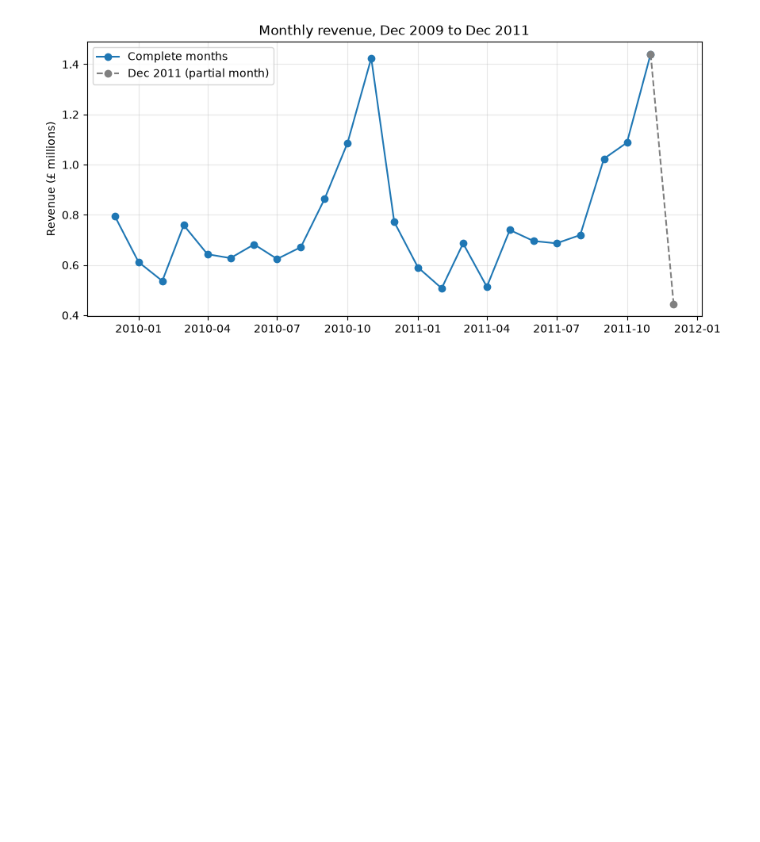
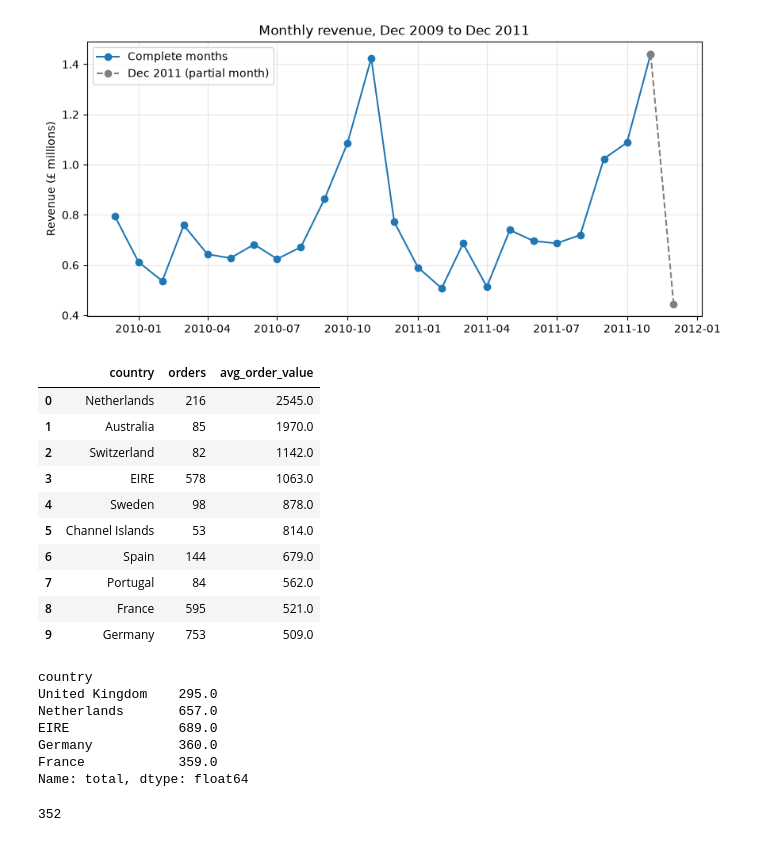
Before and after one commit to golubdiana/online-retail-analysis, a Jupyter notebook: notebooks/02_sql_analysis.ipynb, the cells around one changed output. Saved outputs shown, nothing was run; the diff lists cells and outputs as text; code cells hidden in the pictures; blank space fills up the shorter version.

```diff
--- a/notebooks/02_sql_analysis.ipynb
+++ b/notebooks/02_sql_analysis.ipynb
@@ -161,3 +161,49 @@ fig.savefig("../figures/monthly_revenue.png", dpi=150, bbox_inches="tight")
 plt.show()
 # %% [output]
 [figure]
+# %%
+q3 = """
+SELECT i.country,
+       COUNT(*)                   AS orders,
+       ROUND(AVG(order_total), 0) AS avg_order_value
+FROM (
+    SELECT invoice_no, SUM(revenue) AS order_total
+    FROM invoice_lines
+    GROUP BY invoice_no
+) t
+JOIN invoices i ON i.invoice_no = t.invoice_no
+GROUP BY i.country
+HAVING orders >= 50
+ORDER BY avg_order_value DESC
+LIMIT 10;
+"""
+display(pd.read_sql_query(q3, con))
+
+order_totals = sales.groupby("Invoice").agg(total=("Revenue", "sum"), country=("Country", "first"))
+order_totals.groupby("country")["total"].median().round(0)[["United Kingdom", "Netherlands", "EIRE", "Germany", "France"]]
+# %% [output]
+|  | country | orders | avg_order_value |
+| 0 | Netherlands | 216 | 2545.0 |
+| 1 | Australia | 85 | 1970.0 |
+| 2 | Switzerland | 82 | 1142.0 |
+| 3 | EIRE | 578 | 1063.0 |
+| 4 | Sweden | 98 | 878.0 |
+| 5 | Channel Islands | 53 | 814.0 |
+| 6 | Spain | 144 | 679.0 |
+| 7 | Portugal | 84 | 562.0 |
+| 8 | France | 595 | 521.0 |
+| 9 | Germany | 753 | 509.0 |
+country
+United Kingdom    295.0
+Netherlands       657.0
+EIRE              689.0
+Germany           360.0
+France            359.0
+Name: total, dtype: float64
+# %%
+Path("../sql").mkdir(exist_ok=True)
+Path("../sql/01_monthly_revenue.sql").write_text(q1)
+Path("../sql/02_revenue_by_country.sql").write_text(q2)
+Path("../sql/03_order_value_by_country.sql").write_text(q3)
+# %% [output]
+352
```
Also changed, not shown: parts of 2 cells of this notebook, 3 other files.
